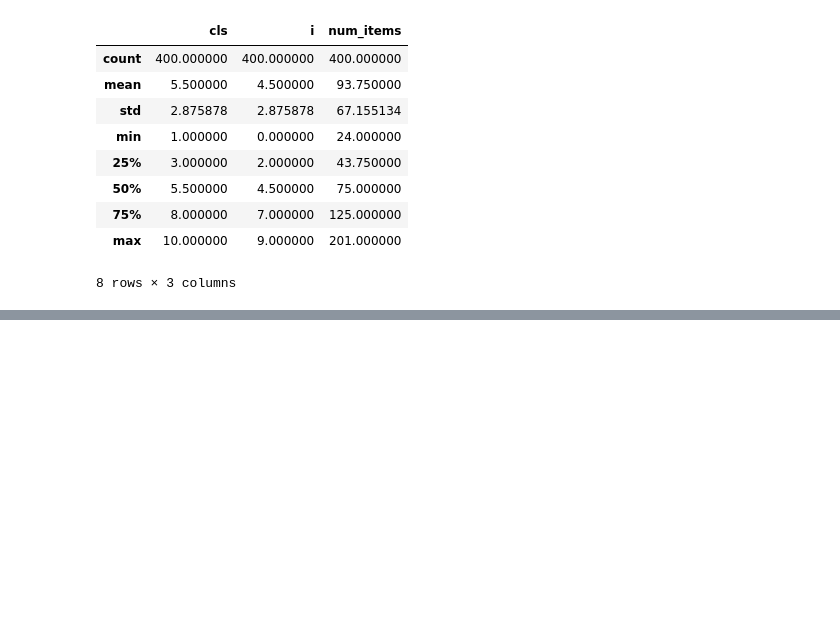
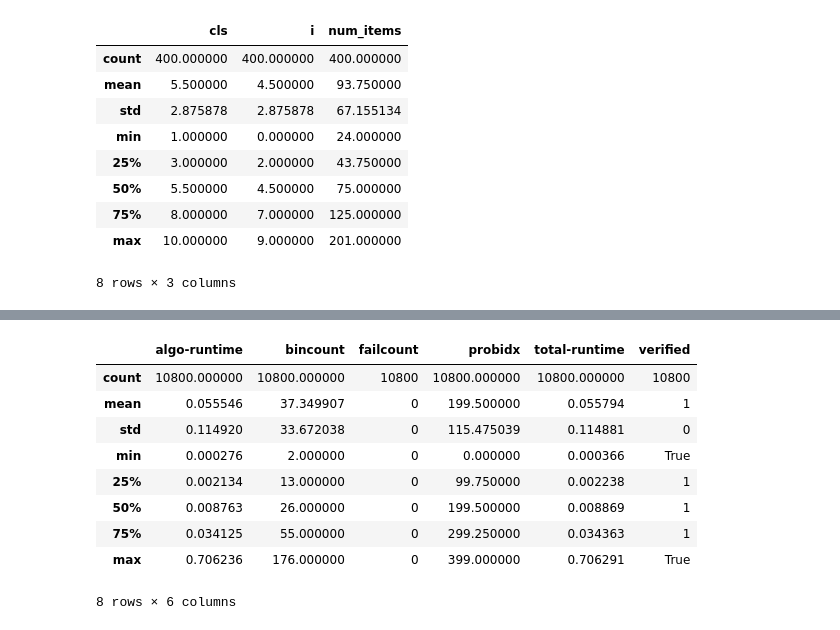
Before and after one commit to marklee77/vp2014_notebooks, a Jupyter notebook: Stillwell vs. Gabay.ipynb, the cells around one changed output, grey strips where cells are left out. Drawn from its saved outputs; the diff is of its cells as text; code cells hidden in the pictures; blank space fills up the shorter version.

```diff
--- a/Stillwell vs. Gabay.ipynb
+++ b/Stillwell vs. Gabay.ipynb
@@ -117,0 +144,14 @@ Name: 0, dtype: object
+# %%
+solutions = pd.concat([solutions1, solutions2])
+solutions.describe()
+# %% [output]
+|  | algo-runtime | bincount | failcount | probidx | total-runtime | verified |
+| count | 10800.000000 | 10800.000000 | 10800 | 10800.000000 | 10800.000000 | 10800 |
+| mean | 0.055546 | 37.349907 | 0 | 199.500000 | 0.055794 | 1 |
+| std | 0.114920 | 33.672038 | 0 | 115.475039 | 0.114881 | 0 |
+| min | 0.000276 | 2.000000 | 0 | 0.000000 | 0.000366 | True |
+| 25% | 0.002134 | 13.000000 | 0 | 99.750000 | 0.002238 | 1 |
+| 50% | 0.008763 | 26.000000 | 0 | 199.500000 | 0.008869 | 1 |
+| 75% | 0.034125 | 55.000000 | 0 | 299.250000 | 0.034363 | 1 |
+| max | 0.706236 | 176.000000 | 0 | 399.000000 | 0.706291 | True |
+8 rows × 6 columns
```
Also changed, not shown: parts of 5 cells of this notebook, 1 other file.
